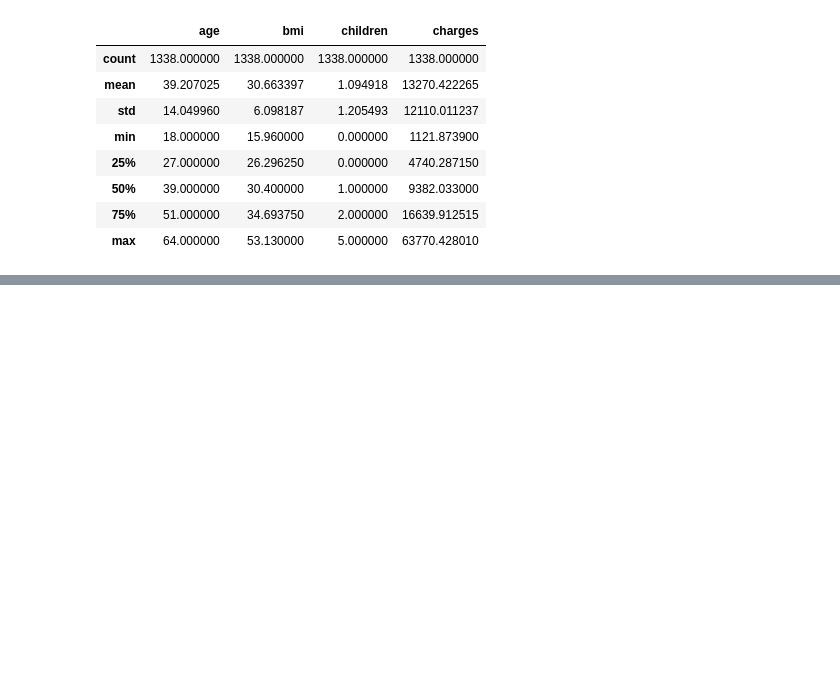
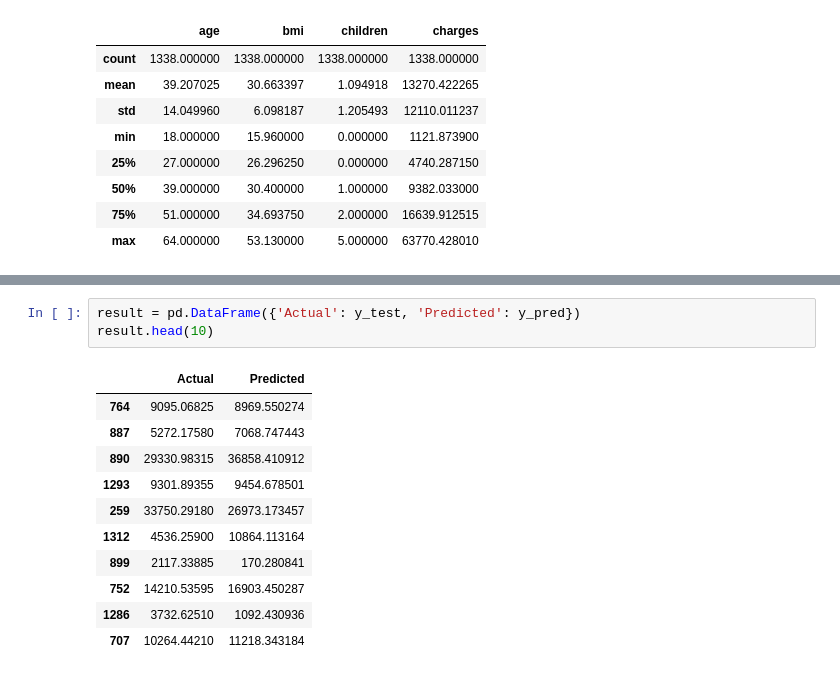
Before and after one commit to abhijeet22011/Machine_Learning_Projects, a Jupyter notebook: Supervised_Learning_Projects/Medical_Cost_Prediction/medical_cost_prediction.ipynb, the cells around one changed output, grey strips where cells are left out. Saved outputs shown, nothing was run; the diff lists cells and outputs as text; blank space fills up the shorter version.

```diff
--- a/Supervised_Learning_Projects/Medical_Cost_Prediction/medical_cost_prediction.ipynb
+++ b/Supervised_Learning_Projects/Medical_Cost_Prediction/medical_cost_prediction.ipynb
@@ -62,0 +130,15 @@ insurance_data.describe()
+# %%
+result = pd.DataFrame({'Actual': y_test, 'Predicted': y_pred})
+result.head(10)
+# %% [output]
+|  | Actual | Predicted |
+| 764 | 9095.06825 | 8969.550274 |
+| 887 | 5272.17580 | 7068.747443 |
+| 890 | 29330.98315 | 36858.410912 |
+| 1293 | 9301.89355 | 9454.678501 |
+| 259 | 33750.29180 | 26973.173457 |
+| 1312 | 4536.25900 | 10864.113164 |
+| 899 | 2117.33885 | 170.280841 |
+| 752 | 14210.53595 | 16903.450287 |
+| 1286 | 3732.62510 | 1092.430936 |
+| 707 | 10264.44210 | 11218.343184 |
```
Also changed, not shown: parts of 16 cells of this notebook.
